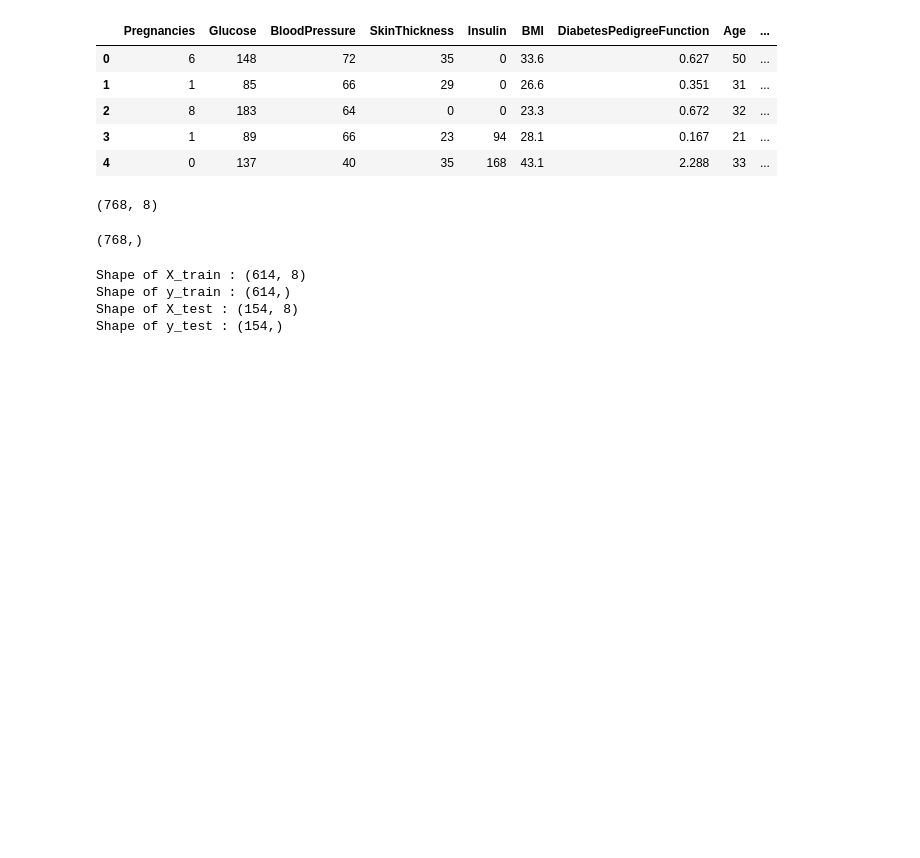
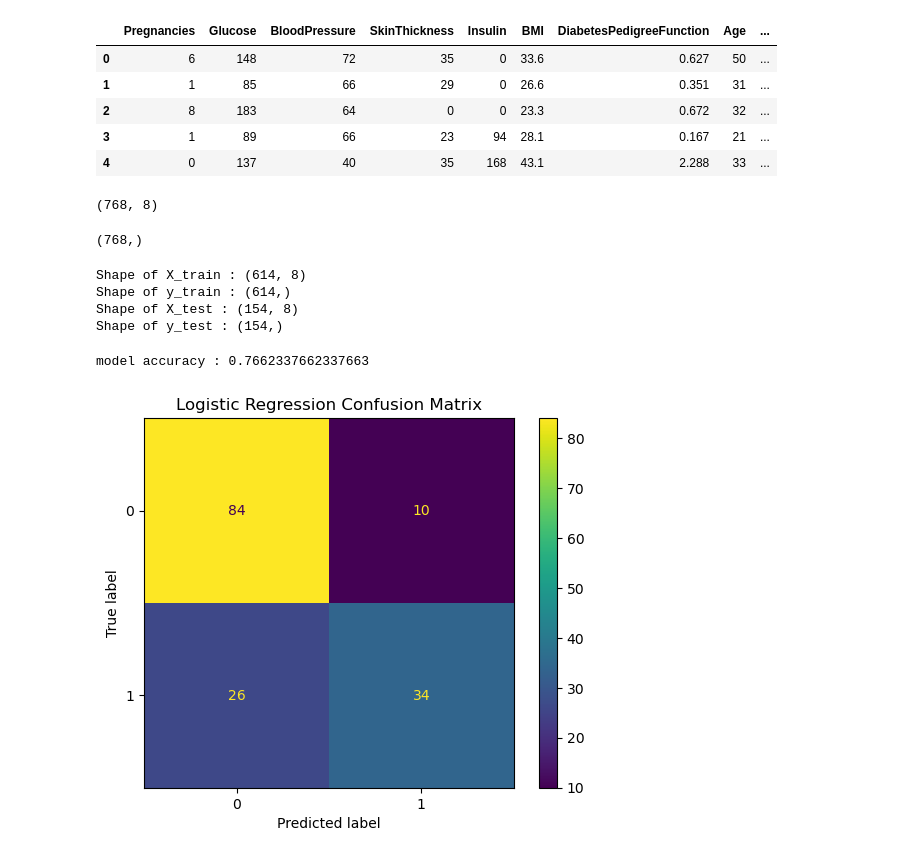
Before and after one commit to aashoday/fml-lab, a Jupyter notebook: notebooks/assignment_6.ipynb, the cells around one changed output. Drawn from its saved outputs; the diff is of its cells as text; code cells hidden in the pictures; blank space fills up the shorter version.

Commit message:
BUILD(assignment_6.ipynb): Build visualization functions for monitiorin heatmap and confusion matrix of model

```diff
--- a/notebooks/assignment_6.ipynb
+++ b/notebooks/assignment_6.ipynb
@@ -78,3 +78,26 @@ from sklearn.linear_model import LogisticRegression
 
 regressor = LogisticRegression(random_state=0).fit(X_train, y_train)
 y_pred = regressor.predict(X_test)
+# %%
+# Print model accuracy
+from sklearn.metrics import accuracy_score
+
+print(f"model accuracy : {accuracy_score(y_test, y_pred)}")
+# %% [output]
+model accuracy : 0.7662337662337663
+# %%
+from sklearn.metrics import confusion_matrix, ConfusionMatrixDisplay
+
+def plot_confusion_matrix(X_test, y_test, y_pred, normalize=None):
+
+    cm = confusion_matrix(y_test, y_pred, normalize=normalize)
+
+    disp = ConfusionMatrixDisplay(confusion_matrix=cm)
+
+    disp.plot()
+    plt.title("Logistic Regression Confusion Matrix")
+    plt.show()
+
+plot_confusion_matrix(X_test, y_test, y_pred)
+# %% [output]
+[figure, added]
```
Also changed, not shown: parts of 1 cell of this notebook, 1 other file.
